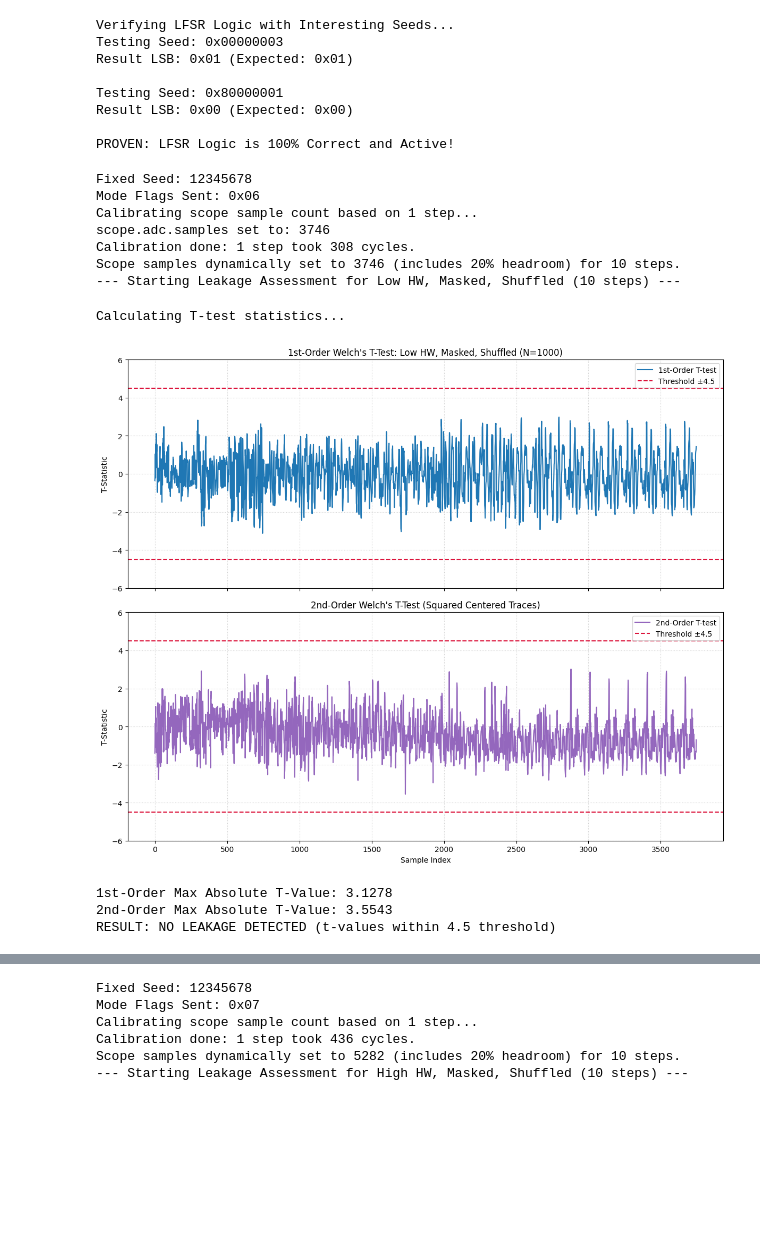
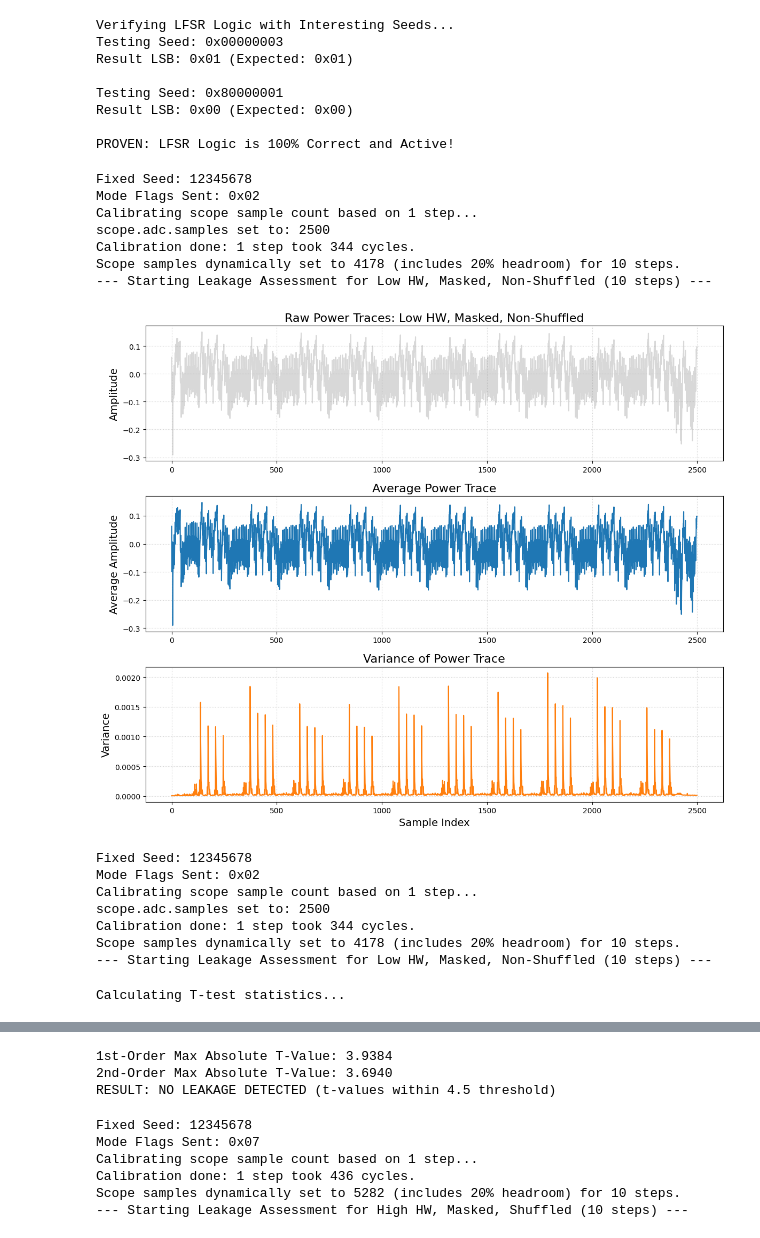
Before and after one commit to talor1321/secured_hardware_final_project, a Jupyter notebook: jupyter.ipynb, the cells around one changed output, grey strips where cells are left out. Drawn from its saved outputs; the diff is of its cells as text; code cells hidden in the pictures; blank space fills up the shorter version.

```diff
--- a/jupyter.ipynb
+++ b/jupyter.ipynb
@@ -406,17 +488,30 @@ def run_lfsr_ttest(is_high_hw=False, num_traces=5000, num_steps=1, is_masked=Fal
 # %%
 # Executing T-test for Low Hamming Weight LFSR
 # Parameters: is_high_hw=False, num_traces=5000
-run_lfsr_ttest(is_high_hw=False, num_traces=1000, num_steps=10, is_masked=True, is_shuffled=True)
+config = {
+    "is_high_hw": False,
+    "num_steps": 10,
+    "is_masked": True,
+    "is_shuffled": False,
+    "num_samples": 2500
+}
+
+traces, groups, label = plot_power_patterns(**config, num_traces=200)
+t_values_1st, t_values_2nd, label = run_lfsr_ttest(**config, num_traces=1000)
 # %% [output]
 Fixed Seed: 12345678
-Mode Flags Sent: 0x06
+Mode Flags Sent: 0x02
 Calibrating scope sample count based on 1 step...
-scope.adc.samples set to: 3746
-Calibration done: 1 step took 308 cycles.
-Scope samples dynamically set to 3746 (includes 20% headroom) for 10 steps.
---- Starting Leakage Assessment for Low HW, Masked, Shuffled (10 steps) ---
+scope.adc.samples set to: 2500
+Calibration done: 1 step took 344 cycles.
+Scope samples dynamically set to 4178 (includes 20% headroom) for 10 steps.
+--- Starting Leakage Assessment for Low HW, Masked, Non-Shuffled (10 steps) ---
+[figure, new version]
-Calculating T-test statistics...
+Fixed Seed: 12345678
+Mode Flags Sent: 0x02
+Calibrating scope sample count based on 1 step...
+scope.adc.samples set to: 2500
+Calibration done: 1 step took 344 cycles.
+Scope samples dynamically set to 4178 (includes 20% headroom) for 10 steps.
+--- Starting Leakage Assessment for Low HW, Masked, Non-Shuffled (10 steps) ---
-[figure, old version]
-1st-Order Max Absolute T-Value: 3.1278
-2nd-Order Max Absolute T-Value: 3.5543
-RESULT: NO LEAKAGE DETECTED (t-values within 4.5 threshold)
+Calculating T-test statistics...
@@ -422,0 +519,3 @@ RESULT: NO LEAKAGE DETECTED (t-values within 4.5 threshold)
+1st-Order Max Absolute T-Value: 3.9384
+2nd-Order Max Absolute T-Value: 3.6940
+RESULT: NO LEAKAGE DETECTED (t-values within 4.5 threshold)
```
Also changed, not shown: parts of 7 cells of this notebook, 1 other file.
